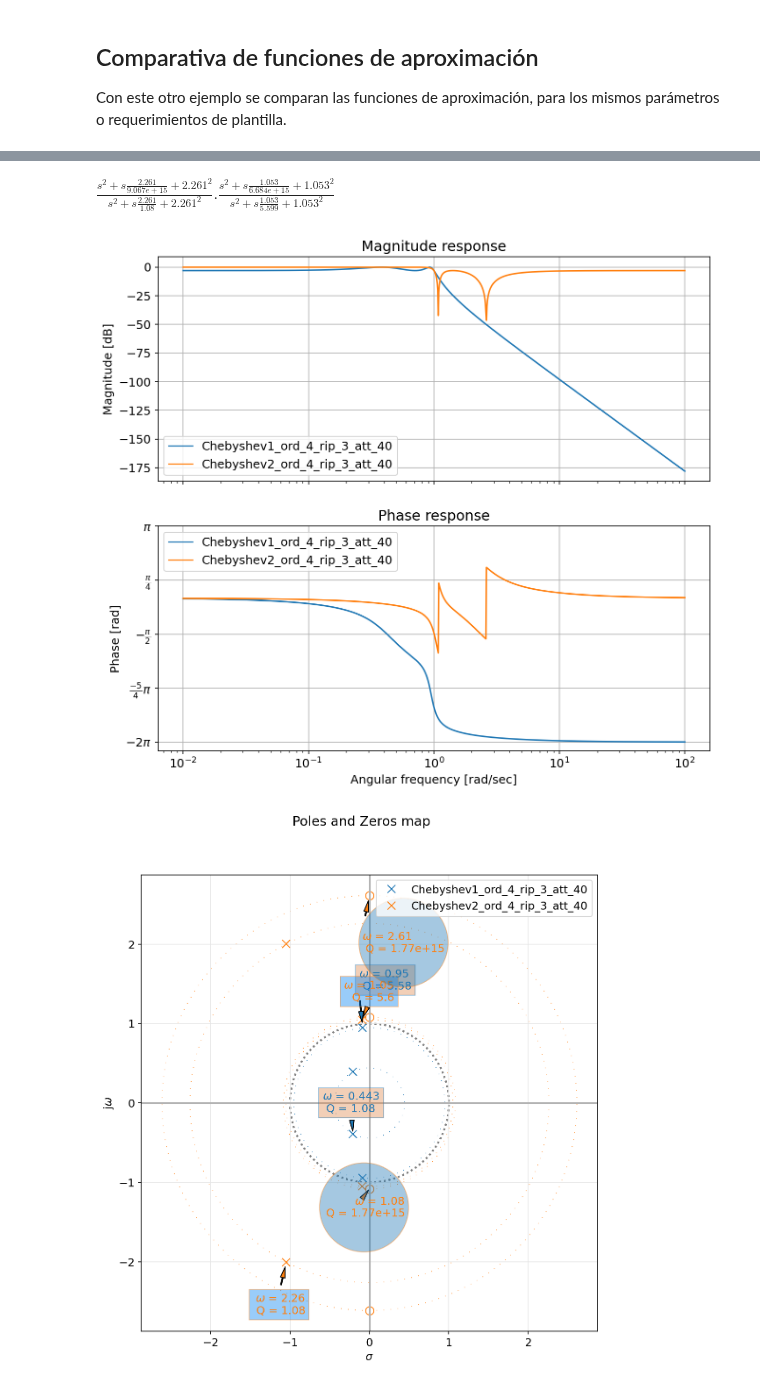
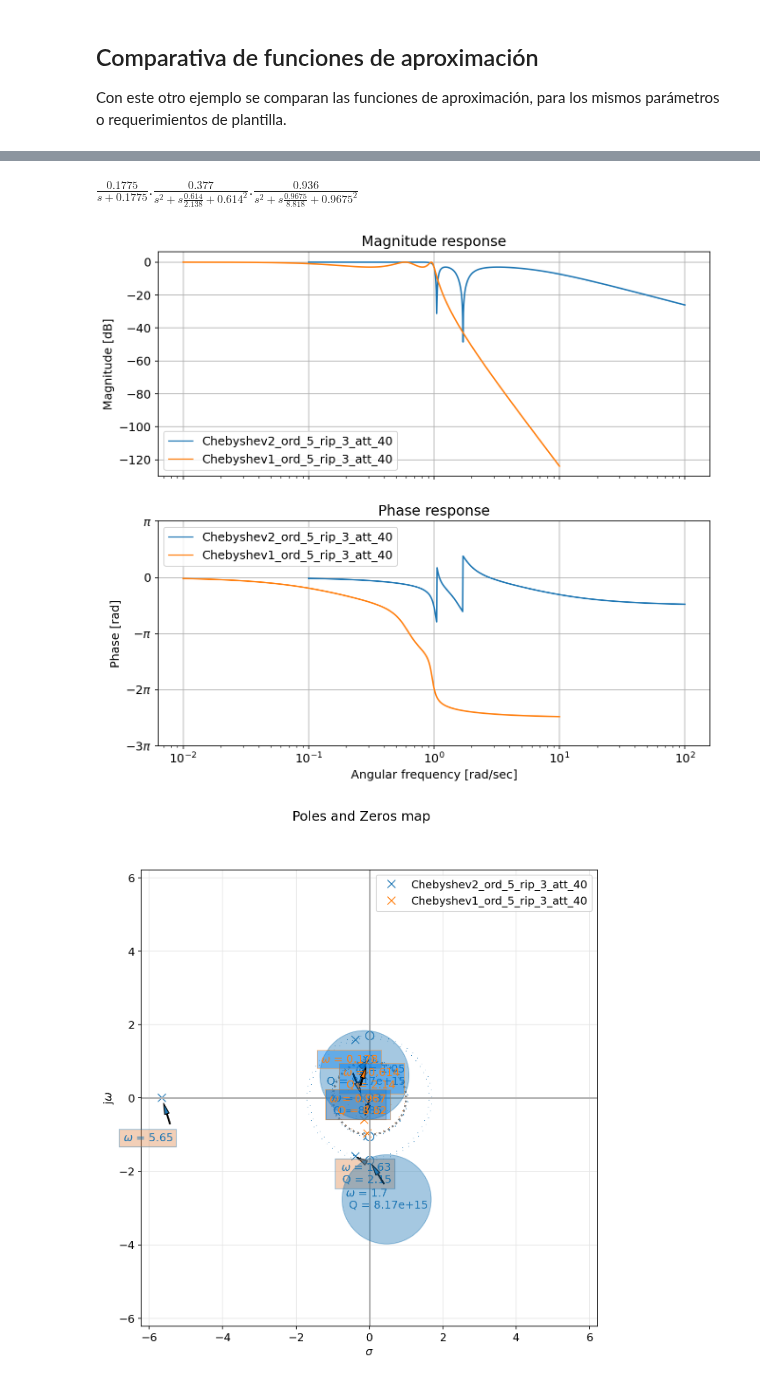
Before and after one commit to marianux/pytc2, a Jupyter notebook: docs/ComparativaOrdenes.ipynb, the cells around one changed output, grey strips where cells are left out. Saved outputs shown, nothing was run; the diff lists cells and outputs as text; code cells hidden in the pictures.

```diff
--- a/docs/ComparativaOrdenes.ipynb
+++ b/docs/ComparativaOrdenes.ipynb
@@ -160,13 +286,14 @@ Con este otro ejemplo se comparan las funciones de aproximación, para los mismo
 # %%
 
 # comparamos las aproximaciones disponibles en scipy
-aproxs = ['Chebyshev1', 'Chebyshev2']
+#aproxs = ['Butterworth','Chebyshev1']
+aproxs = ['Chebyshev2','Chebyshev1']
 #aproxs = ['Butterworth', 'Chebyshev1', 'Cauer']
 #aproxs = ['Butterworth', 'Chebyshev1', 'Bessel']
 
 
 # Mismo requerimiento de orden, ripple y atenuación
-orders2analyze = [4] * len(aproxs)
+orders2analyze = [5] * len(aproxs)
 ripple = [3] * len(aproxs) # dB \alpha_{max} <-- Sin parametrizar, lo dejo en Butterworth
 attenuation = [40] * len(aproxs) # dB \alpha_{min} <-- Sin parametrizar, att fija
 
@@ -178,3 +305,3 @@ $\displaystyle   \frac{0.1613 }{s^2 + s \frac{0.4427}{1.076} + 0.4427^2} . \frac
-$\displaystyle   \frac{s^2 + s \frac{2.261}{9.067e+15} + 2.261^2}{s^2 + s \frac{2.261}{1.08} + 2.261^2} . \frac{s^2 + s \frac{1.053}{6.684e+15} + 1.053^2}{s^2 + s \frac{1.053}{5.599} + 1.053^2}$
+$\displaystyle   \frac{0.1775 }{s + 0.1775 } . \frac{0.377 }{s^2 + s \frac{0.614}{2.138} + 0.614^2} . \frac{0.936 }{s^2 + s \frac{0.9675}{8.818} + 0.9675^2}$
-[figure, old version]
+[figure, new version]
-[figure, old version]
+[figure, new version]
```
Also changed, not shown: parts of 6 cells of this notebook, 5 other files.
